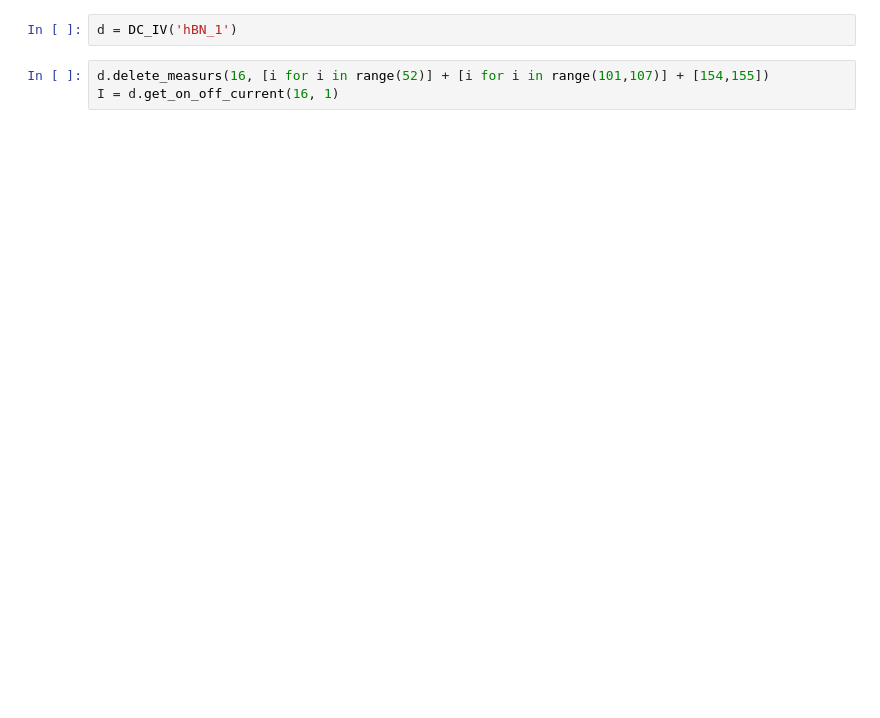
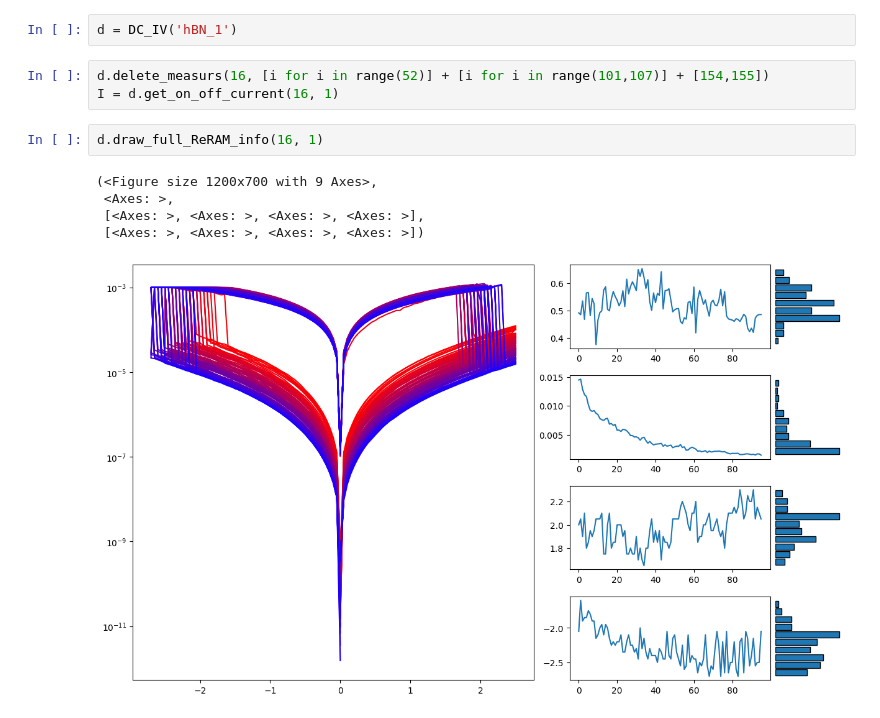
Before and after one commit to OneMoreGate/data_process, a Jupyter notebook: V3_test.ipynb, the cells around one changed output. Drawn from its saved outputs; the diff is of its cells as text; blank space fills up the shorter version.

```diff
--- a/V3_test.ipynb
+++ b/V3_test.ipynb
@@ -342,3 +5,11 @@ d = DC_IV('hBN_1')
 # %%
 d.delete_measurs(16, [i for i in range(52)] + [i for i in range(101,107)] + [154,155])
 I = d.get_on_off_current(16, 1)
+# %%
+d.draw_full_ReRAM_info(16, 1)
+# %% [output]
+(<Figure size 1200x700 with 9 Axes>,
+ <Axes: >,
+ [<Axes: >, <Axes: >, <Axes: >, <Axes: >],
+ [<Axes: >, <Axes: >, <Axes: >, <Axes: >])
+[figure, added]
```
Also changed, not shown: parts of 3 cells of this notebook, 2 other files.
